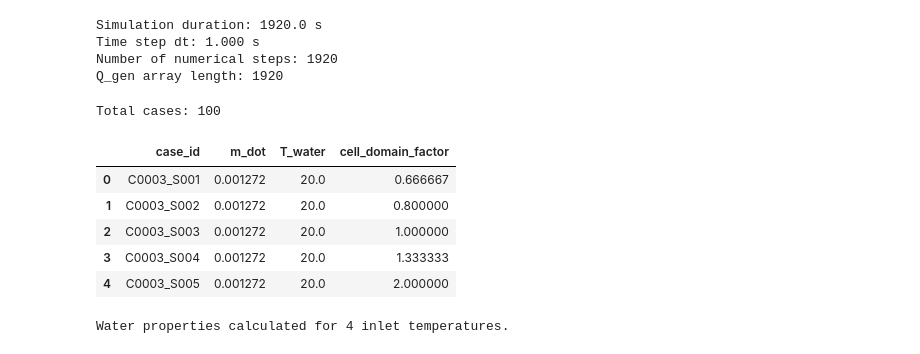
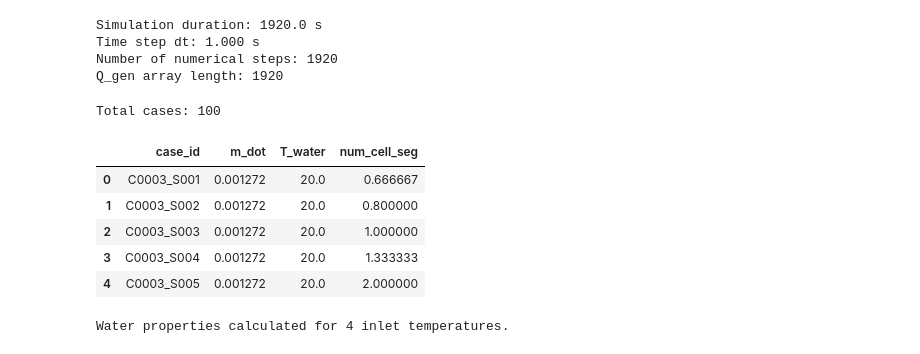
Before and after one commit to sxwd4ever/eBATS, a Jupyter notebook: C0003R00_PARK25_LC_1D_SCAN.ipynb, the cells around one changed output. Cells and saved outputs as stored; diff of their text form; code cells hidden in the pictures.

Commit message:
Liu updated his code and the scanning script to work with the new parameter num_cell_seg (used to be cell_domain_factor)

```diff
--- a/C0003R00_PARK25_LC_1D_SCAN.ipynb
+++ b/C0003R00_PARK25_LC_1D_SCAN.ipynb
@@ -149,7 +149,7 @@ mission_stages = [
 # Engineering-oriented full-factorial scan:
 # - m_dot: 0.5 to 2.0 times the validated baseline flow rate
 # - T_water: 20 to 35 degC
-# - cell_domain_factor: physically interpretable battery-domain / coolant-domain ratios
+# - num_cell_seg: equivalent number of cells represented by each battery segment
 M_DOT_BASE = 0.0025445  # kg/s
 
 SCAN_VALUES = {
@@ -168,7 +168,7 @@ SCAN_VALUES = {
         35.0,
     ], dtype=float),
 
-    'cell_domain_factor_list': np.array([
+    'num_cell_seg_list': np.array([
         2.0/3.0,     # 30 parallel channels
         2.0 /2.5,    # 25 parallel channels
         1.00,        # 20 parallel channels
@@ -203,35 +203,35 @@ solver_maxiter = SOLVER_SETTINGS['solver_maxiter']
 
 m_dot_list = SCAN_VALUES['m_dot_list']
 T_water_list = SCAN_VALUES['T_water_list']
-cell_domain_factor_list = SCAN_VALUES['cell_domain_factor_list']
+num_cell_seg_list = SCAN_VALUES['num_cell_seg_list']
 # %%
 # build parameter-scan cases
 
-def build_scan_cases(m_dot_list, T_water_list, cell_domain_factor_list):
+def build_scan_cases(m_dot_list, T_water_list, num_cell_seg_list):
     """Build all parameter combinations and assign subcase IDs under CASE_ID."""
     cases = []
 
-    for case_count, (m_dot, T_water, cell_domain_factor) in enumerate(
-        itertools.product(m_dot_list, T_water_list, cell_domain_factor_list),
+    for case_count, (m_dot, T_water, num_cell_seg) in enumerate(
+        itertools.product(m_dot_list, T_water_list, num_cell_seg_list),
         start=1
     ):
         cases.append({
             'case_id': f'{CASE_ID}_S{case_count:03d}',
             'm_dot': float(m_dot),
             'T_water': float(T_water),
-            'cell_domain_factor': float(cell_domain_factor),
+            'num_cell_seg': float(num_cell_seg),
         })
 
     return cases, pd.DataFrame(cases)
 
 
-scan_cases, scan_cases_df = build_scan_cases(m_dot_list, T_water_list, cell_domain_factor_list)
+scan_cases, scan_cases_df = build_scan_cases(m_dot_list, T_water_list, num_cell_seg_list)
 
 print(f'Total cases: {len(scan_cases)}')
 scan_cases_df.head()
 # %% [output]
 Total cases: 100
-|  | case_id | m_dot | T_water | cell_domain_factor |
+|  | case_id | m_dot | T_water | num_cell_seg |
 | 0 | C0003_S001 | 0.001272 | 20.0 | 0.666667 |
 | 1 | C0003_S002 | 0.001272 | 20.0 | 0.800000 |
 | 2 | C0003_S003 | 0.001272 | 20.0 | 1.000000 |
```
Also changed, not shown: parts of 3 cells of this notebook, 4 other files.
